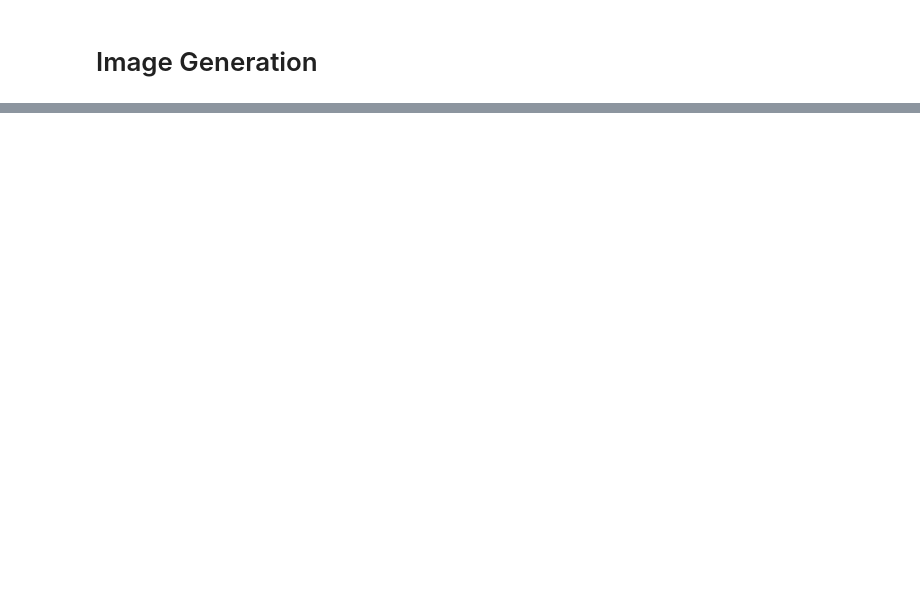
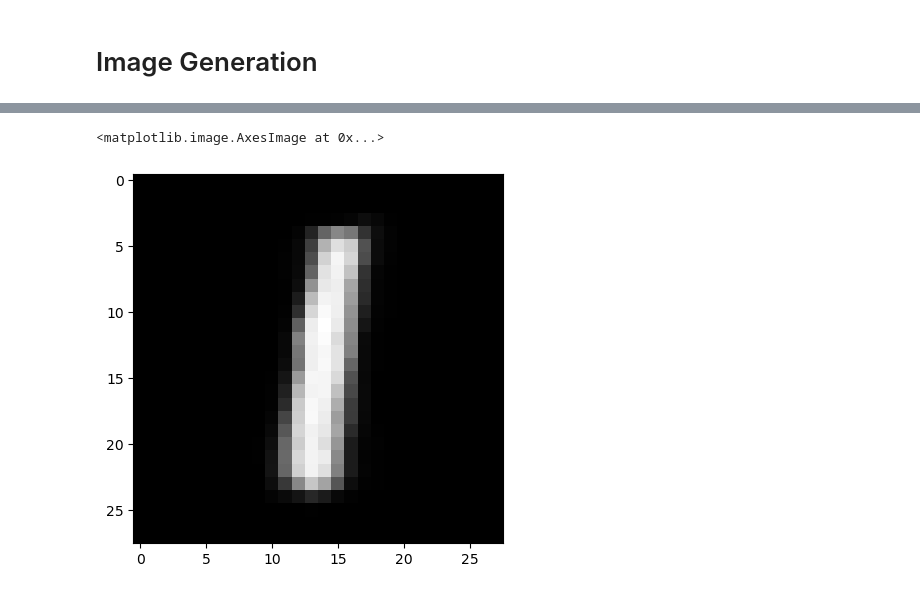
Before and after one commit to sseunghyuns/ai-paper-study, a Jupyter notebook: Generative-Models/VAE/vae.ipynb, the cells around one changed output, grey strips where cells are left out. Drawn from its saved outputs; the diff is of its cells as text; code cells hidden in the pictures; blank space fills up the shorter version.

```diff
--- a/Generative-Models/VAE/vae.ipynb
+++ b/Generative-Models/VAE/vae.ipynb
@@ -192,0 +208,11 @@ Text(0.5, 1.0, 'Generated Samples')
+# %%
+digit_num = 1
+mean_z = (latent_vectors[digit_num][0]+latent_vectors[digit_num][1])/2 # 임이의 두 벡
+
+with torch.no_grad():
+    x_generated = model.decode(torch.tensor(mean_z).cuda())
+# %%
+plt.imshow(x_generated.view(28,28).cpu().numpy(), cmap='gray')
+# %% [output]
+<matplotlib.image.AxesImage at 0x...>
+[figure, added]
```
Also changed, not shown: parts of 12 cells of this notebook.
